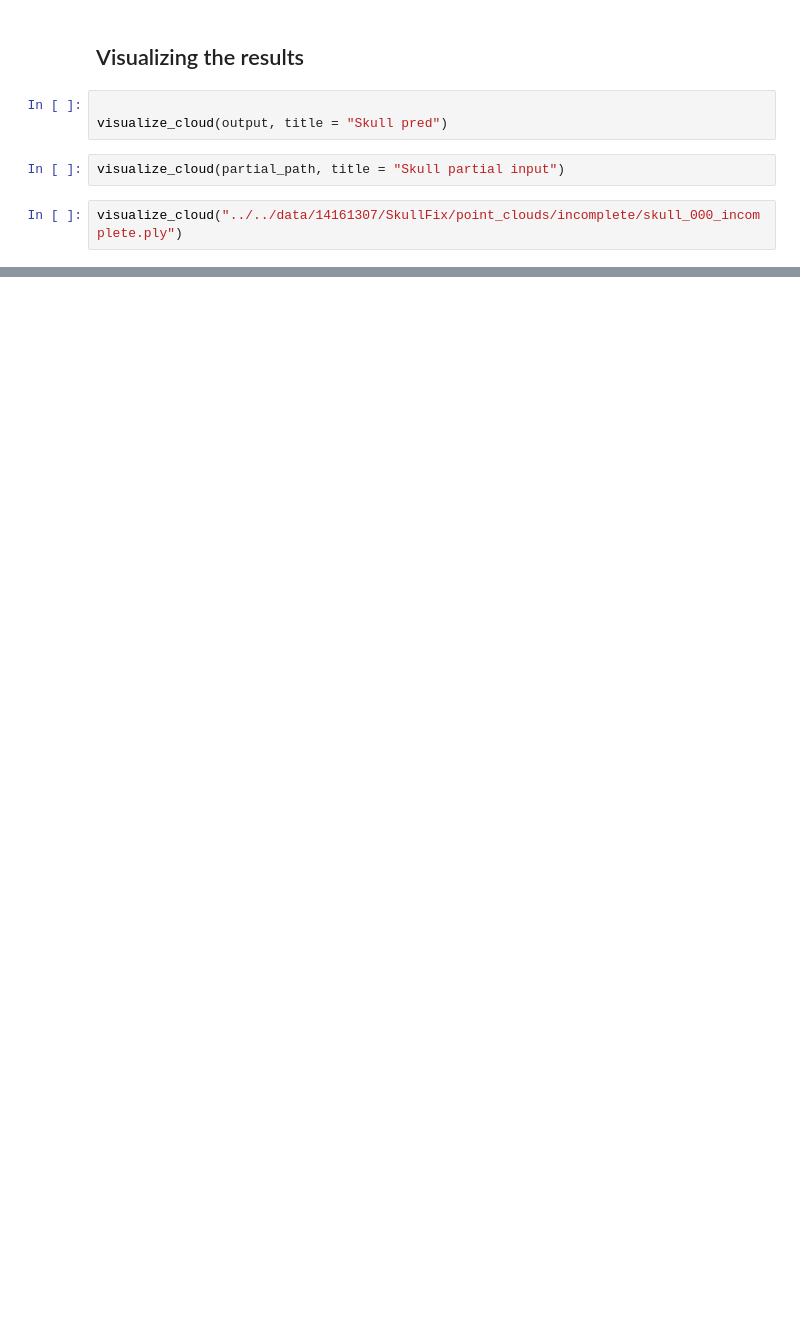
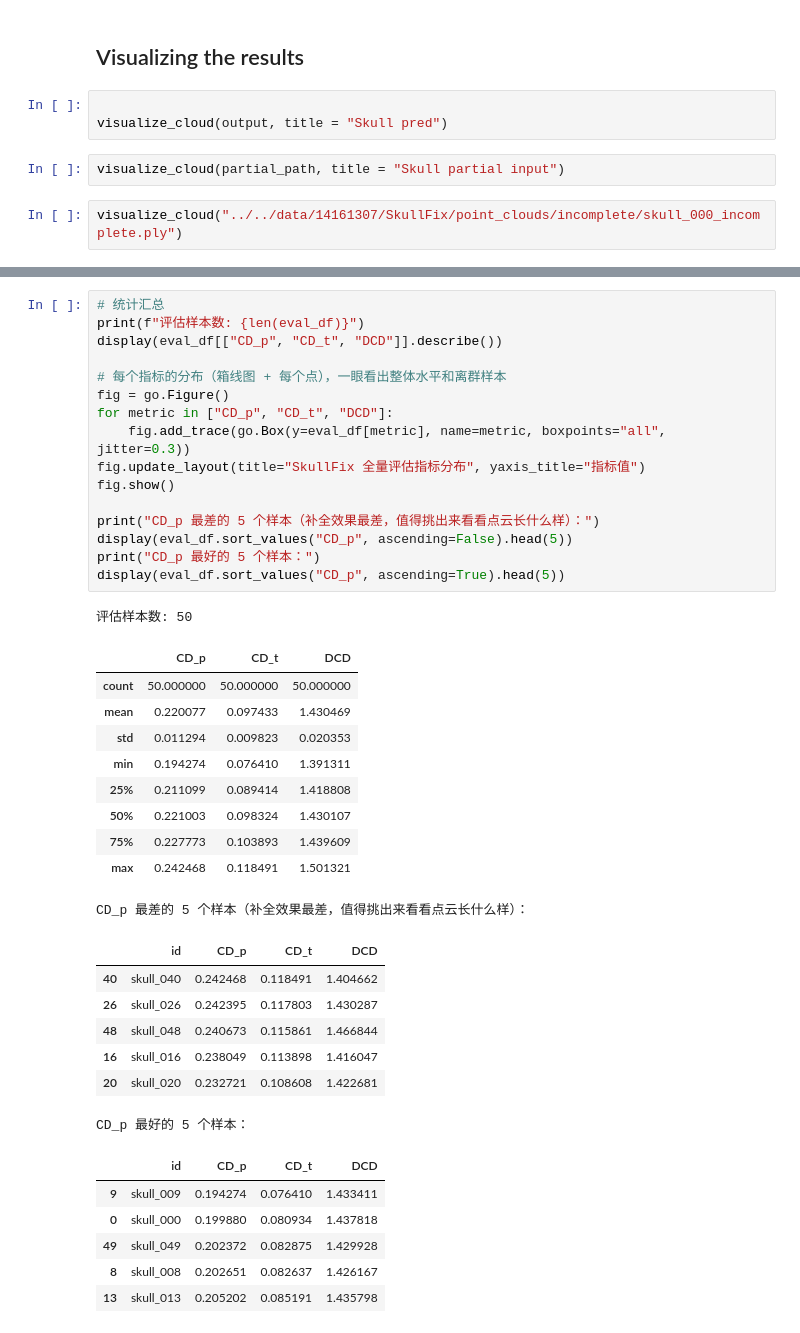
Before and after one commit to e2656987684-dot/comp0190-organ-completion, a Jupyter notebook: notebooks/demo/MSN_model_inference_demo.ipynb, the cells around one changed output, grey strips where cells are left out. Drawn from its saved outputs; the diff is of its cells as text; blank space fills up the shorter version.

```diff
--- a/notebooks/demo/MSN_model_inference_demo.ipynb
+++ b/notebooks/demo/MSN_model_inference_demo.ipynb
@@ -493,0 +653,41 @@ visualize_cloud("../../data/14161307/SkullFix/point_clouds/incomplete/skull_000_
+# %%
+# 统计汇总
+print(f"评估样本数: {len(eval_df)}")
+display(eval_df[["CD_p", "CD_t", "DCD"]].describe())
+
+# 每个指标的分布（箱线图 + 每个点），一眼看出整体水平和离群样本
+fig = go.Figure()
+for metric in ["CD_p", "CD_t", "DCD"]:
+    fig.add_trace(go.Box(y=eval_df[metric], name=metric, boxpoints="all", jitter=0.3))
+fig.update_layout(title="SkullFix 全量评估指标分布", yaxis_title="指标值")
+fig.show()
+
+print("CD_p 最差的 5 个样本（补全效果最差，值得挑出来看看点云长什么样）：")
+display(eval_df.sort_values("CD_p", ascending=False).head(5))
+print("CD_p 最好的 5 个样本：")
+display(eval_df.sort_values("CD_p", ascending=True).head(5))
+# %% [output]
+评估样本数: 50
+|  | CD_p | CD_t | DCD |
+| count | 50.000000 | 50.000000 | 50.000000 |
+| mean | 0.220077 | 0.097433 | 1.430469 |
+| std | 0.011294 | 0.009823 | 0.020353 |
+| min | 0.194274 | 0.076410 | 1.391311 |
+| 25% | 0.211099 | 0.089414 | 1.418808 |
+| 50% | 0.221003 | 0.098324 | 1.430107 |
+| 75% | 0.227773 | 0.103893 | 1.439609 |
+| max | 0.242468 | 0.118491 | 1.501321 |
+CD_p 最差的 5 个样本（补全效果最差，值得挑出来看看点云长什么样）：
+|  | id | CD_p | CD_t | DCD |
+| 40 | skull_040 | 0.242468 | 0.118491 | 1.404662 |
+| 26 | skull_026 | 0.242395 | 0.117803 | 1.430287 |
+| 48 | skull_048 | 0.240673 | 0.115861 | 1.466844 |
+| 16 | skull_016 | 0.238049 | 0.113898 | 1.416047 |
+| 20 | skull_020 | 0.232721 | 0.108608 | 1.422681 |
+CD_p 最好的 5 个样本：
+|  | id | CD_p | CD_t | DCD |
+| 9 | skull_009 | 0.194274 | 0.076410 | 1.433411 |
+| 0 | skull_000 | 0.199880 | 0.080934 | 1.437818 |
+| 49 | skull_049 | 0.202372 | 0.082875 | 1.429928 |
+| 8 | skull_008 | 0.202651 | 0.082637 | 1.426167 |
+| 13 | skull_013 | 0.205202 | 0.085191 | 1.435798 |
```
Also changed, not shown: parts of 9 cells of this notebook, 5 other files.
